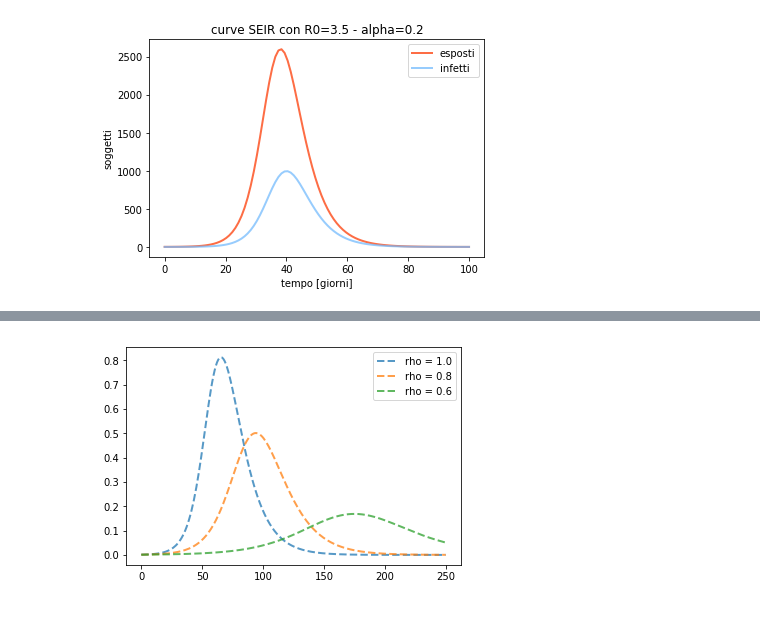
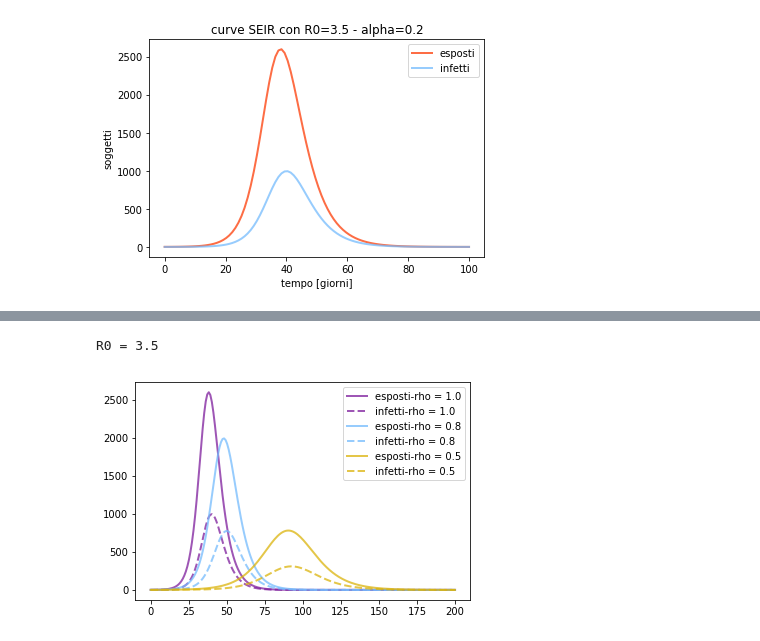
Before and after one commit to pcmasuzzo/modelli_epidemiologici, a Jupyter notebook: notebooks/epidemie.ipynb, the cells around one changed output, grey strips where cells are left out. Saved outputs shown, nothing was run; the diff lists cells and outputs as text; code cells hidden in the pictures.

```diff
--- a/notebooks/epidemie.ipynb
+++ b/notebooks/epidemie.ipynb
@@ -241,18 +225,43 @@ rho_values = [1.0, 0.8, 0.6]
+# %%
+# periodo di incubazione: 5 giorni
+alpha = 1 / 5.
+# popolazione totale
+N = 10000
+
+# supponiamo una persona sia inizialmente esposta al contagio
+E0 = 1
+I0 = 0
+R0 = 0
+S0 = N - E0 - I0 - R0
+# %%
+# beta: tasso di infezione
+beta = 1.75
+# gamma: tasso medio di guarigione
+gamma = 1./2
+
+R0 = beta / gamma
+print(f'R0 = {R0}')
+# arco di tempo in giorni
+t = np.linspace(0, 200, 200)
+# %% [output]
+R0 = 3.5
 # %%
-# condizioni iniziali
-y0 = S0, I0, R0
+y0 = S0, E0, I0, R0
 # %%
 results = {}
 
-# risoluzione delle eq. diff.
+#risolviamo le eq diff e salviamo in dizionario
 for rho in rho_values:
-    S, I, R = resolve(y0, t, N, beta, gamma, rho)
-    results[rho] = (S, I, R)
+    S, E, I, R = md.resolve_SEIR_dist(y0, t, N, beta, gamma, alpha, rho)
+    results[rho] = (S, E, I, R)
 # %%
-fig = plt.figure(facecolor='w')
-for index, (rho, (S, I, _)) in enumerate(results.items()):
-    plt.plot(t, I/1000, alpha=0.75, lw=2, ls='--', label=f'rho = {rho}', color=f'C{index}')
+for index, (rho, (S, E, I, R)) in enumerate(results.items()):
+    plt.plot(t, E, alpha=0.75, lw=2, color=colors[index],
+             label=f'esposti-rho = {rho}')
+    plt.plot(t, I, alpha=0.75, lw=2, ls='--',
+             color=colors[index],
+             label=f'infetti-rho = {rho}')
 plt.legend()
 plt.show()
 # %% [output]
-[figure, old version]
+[figure, new version]
```
Also changed, not shown: parts of 10 cells of this notebook, 1 other file.
